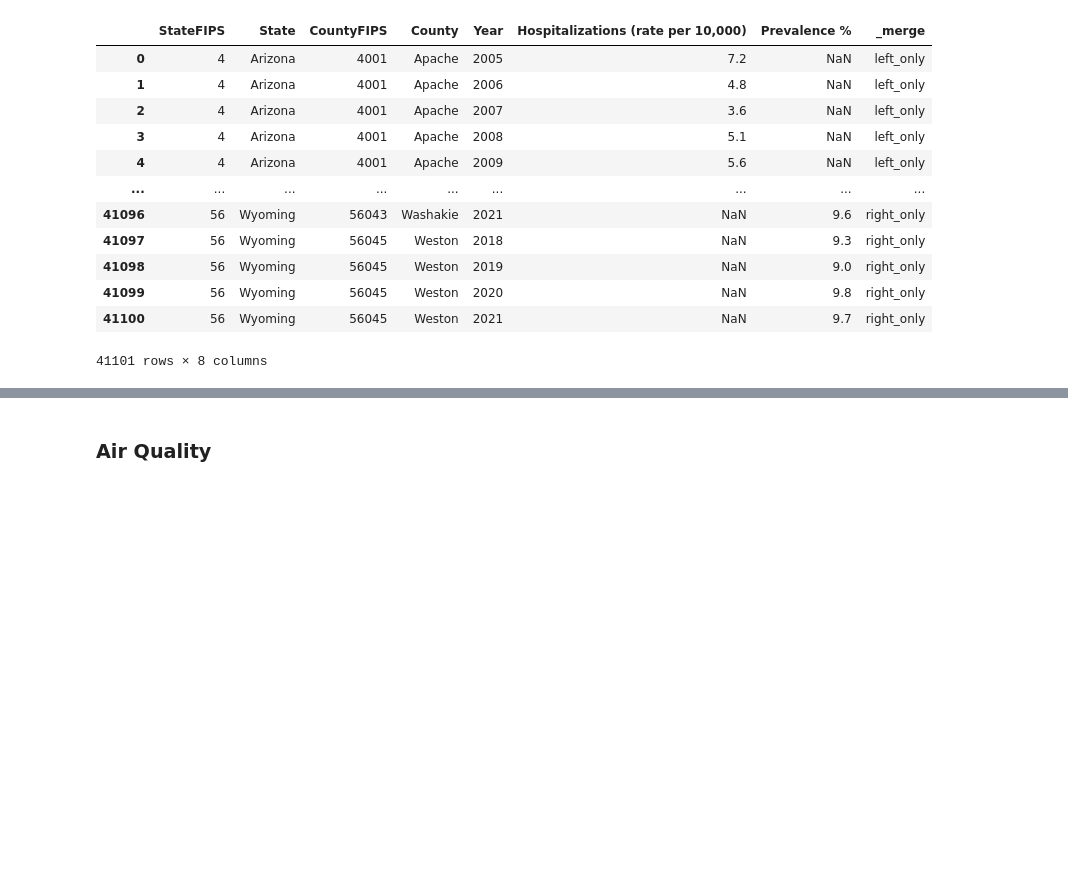
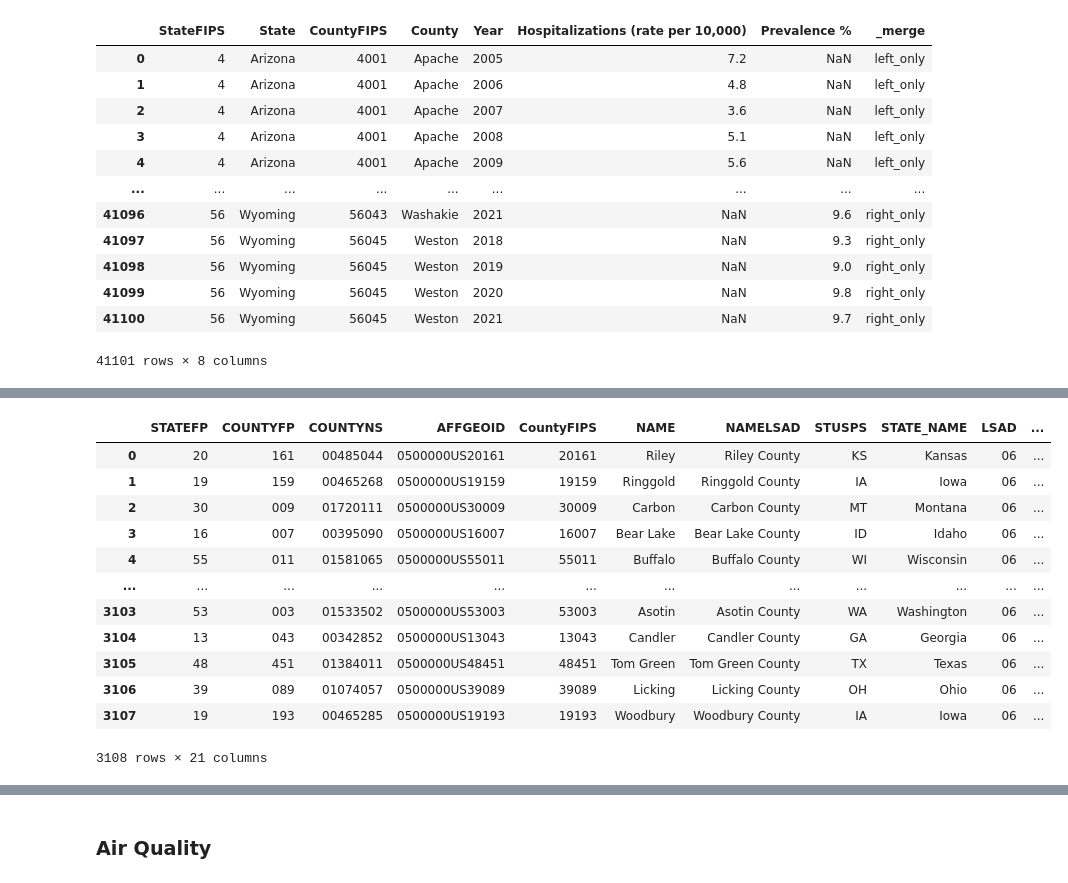
Before and after one commit to Airee66/DAT490, a Jupyter notebook: EDA.ipynb, the cells around one changed output, grey strips where cells are left out. Cells and saved outputs as stored; diff of their text form; code cells hidden in the pictures; blank space fills up the shorter version.

```diff
--- a/EDA.ipynb
+++ b/EDA.ipynb
@@ -252,0 +288,16 @@ all_asthma.loc[all_asthma['CountyFIPS'] == 4001]
+# %%
+geo_pop
+# %% [output]
+|  | STATEFP | COUNTYFP | COUNTYNS | AFFGEOID | CountyFIPS | NAME | NAMELSAD | STUSPS | STATE_NAME | LSAD | ... |
+| 0 | 20 | 161 | 00485044 | 0500000US20161 | 20161 | Riley | Riley County | KS | Kansas | 06 | ... |
+| 1 | 19 | 159 | 00465268 | 0500000US19159 | 19159 | Ringgold | Ringgold County | IA | Iowa | 06 | ... |
+| 2 | 30 | 009 | 01720111 | 0500000US30009 | 30009 | Carbon | Carbon County | MT | Montana | 06 | ... |
+| 3 | 16 | 007 | 00395090 | 0500000US16007 | 16007 | Bear Lake | Bear Lake County | ID | Idaho | 06 | ... |
+| 4 | 55 | 011 | 01581065 | 0500000US55011 | 55011 | Buffalo | Buffalo County | WI | Wisconsin | 06 | ... |
+| ... | ... | ... | ... | ... | ... | ... | ... | ... | ... | ... | ... |
+| 3103 | 53 | 003 | 01533502 | 0500000US53003 | 53003 | Asotin | Asotin County | WA | Washington | 06 | ... |
+| 3104 | 13 | 043 | 00342852 | 0500000US13043 | 13043 | Candler | Candler County | GA | Georgia | 06 | ... |
+| 3105 | 48 | 451 | 01384011 | 0500000US48451 | 48451 | Tom Green | Tom Green County | TX | Texas | 06 | ... |
+| 3106 | 39 | 089 | 01074057 | 0500000US39089 | 39089 | Licking | Licking County | OH | Ohio | 06 | ... |
+| 3107 | 19 | 193 | 00465285 | 0500000US19193 | 19193 | Woodbury | Woodbury County | IA | Iowa | 06 | ... |
+3108 rows × 21 columns
```
Also changed, not shown: parts of 16 cells of this notebook.
